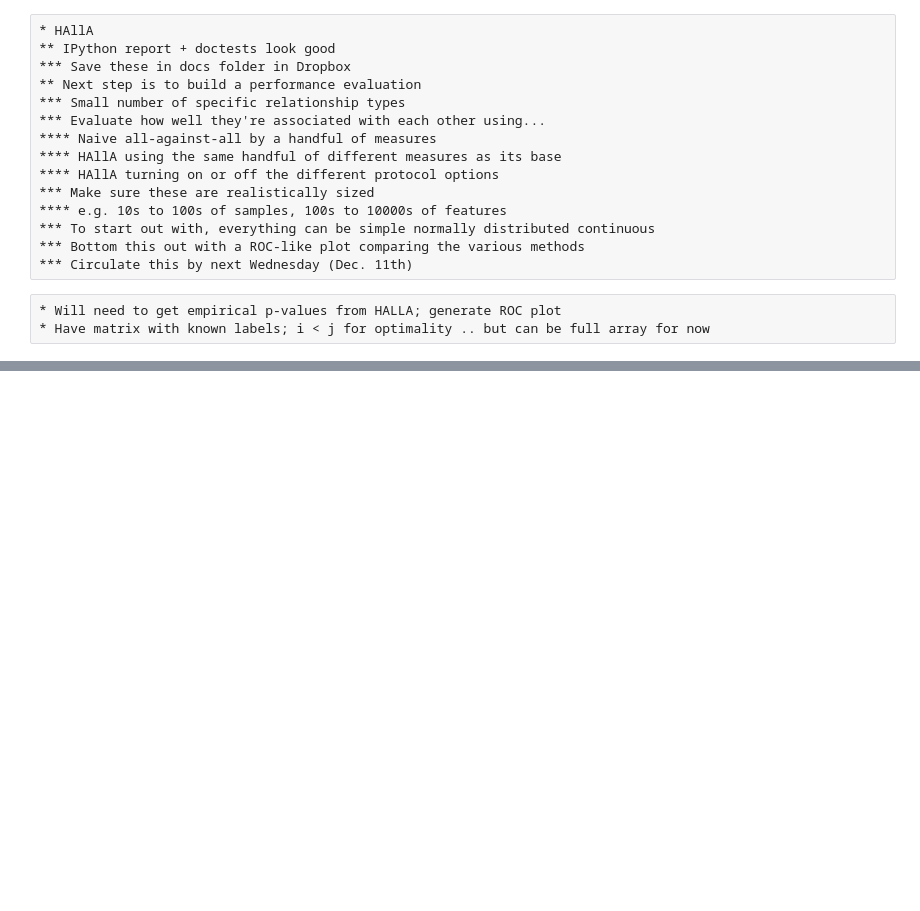
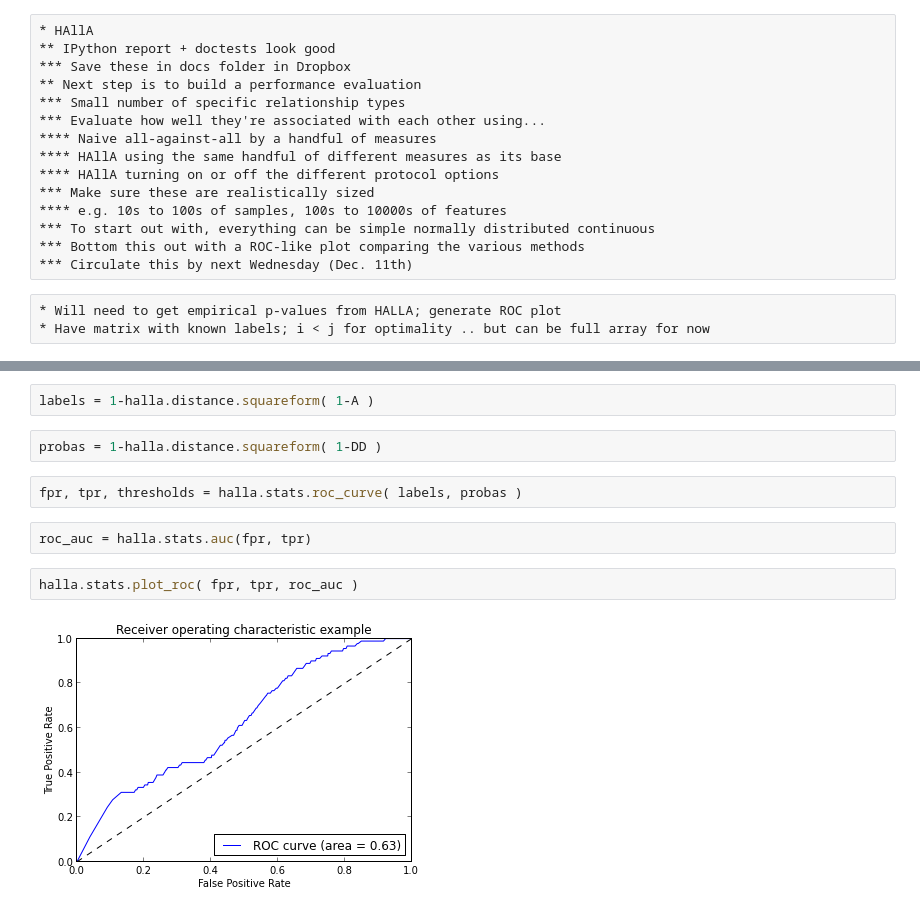
Before and after one commit to biobakery/halla_legacy, a Jupyter notebook: 5December2013.ipynb, the cells around one changed output, grey strips where cells are left out. Drawn from its saved outputs; the diff is of its cells as text; blank space fills up the shorter version.

```diff
--- a/5December2013.ipynb
+++ b/5December2013.ipynb
@@ -187,0 +159,12 @@ pOut
+# %%
+labels = 1-halla.distance.squareform( 1-A )
+# %%
+probas = 1-halla.distance.squareform( 1-DD )
+# %%
+fpr, tpr, thresholds = halla.stats.roc_curve( labels, probas )
+# %%
+roc_auc = halla.stats.auc(fpr, tpr)
+# %%
+halla.stats.plot_roc( fpr, tpr, roc_auc )
+# %% [output]
+[figure, added]
```
Also changed, not shown: parts of 24 cells of this notebook, 2 other files.
